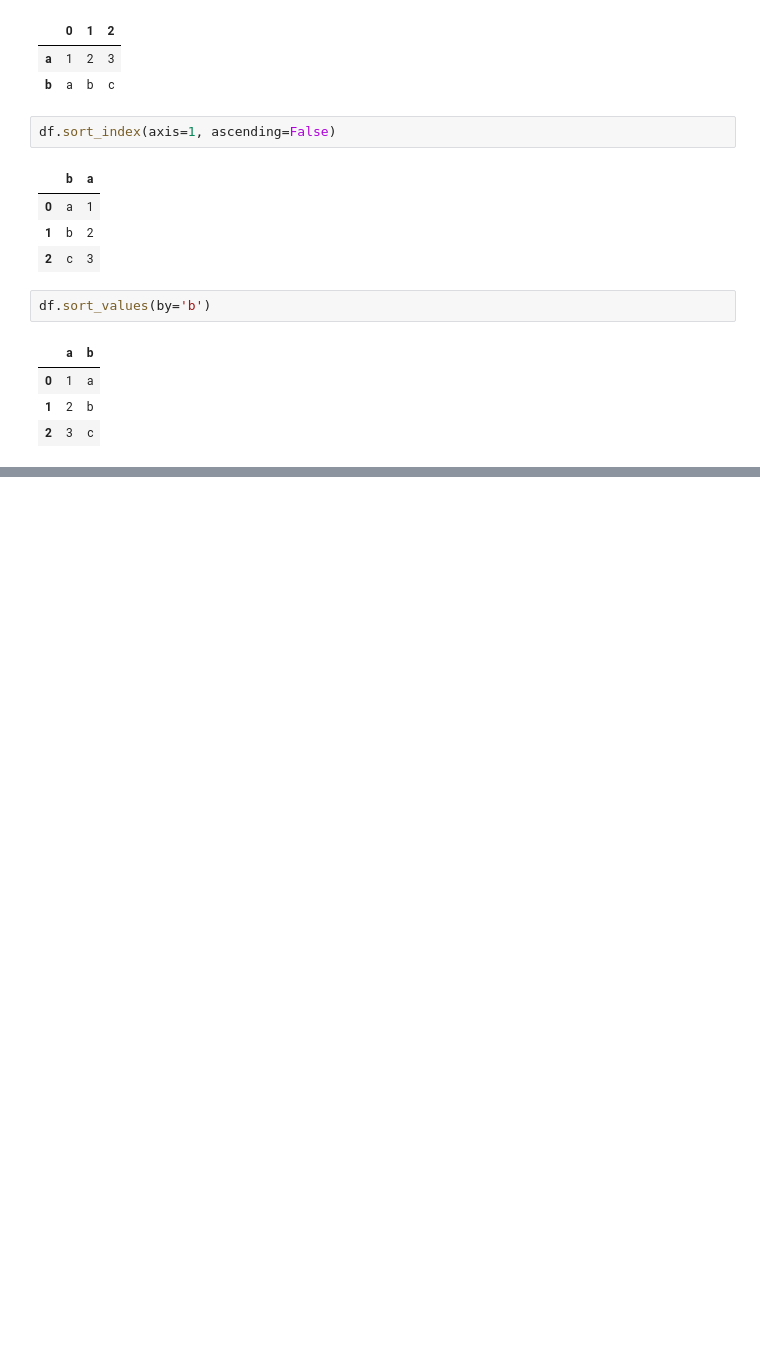
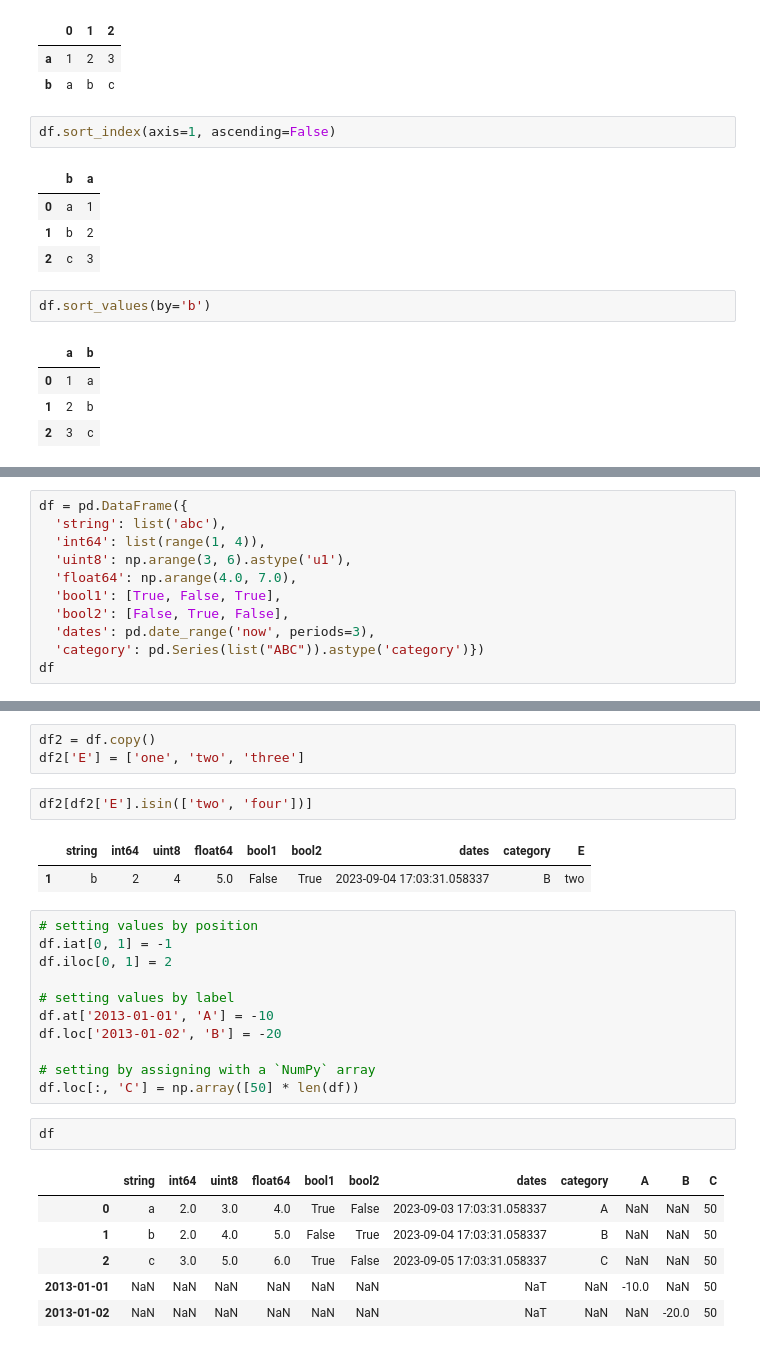
Before and after one commit to Leighson/lighthouse-data-notes-v2, a Jupyter notebook: w02_d2/notes.ipynb, the cells around one changed output, grey strips where cells are left out. Drawn from its saved outputs; the diff is of its cells as text; blank space fills up the shorter version.

Commit message:
Complete refresher on accessing pd values.

```diff
--- a/w02_d2/notes.ipynb
+++ b/w02_d2/notes.ipynb
@@ -421,0 +499,11 @@ df.sort_values(by='b')
+# %%
+df = pd.DataFrame({
+  'string': list('abc'),
+  'int64': list(range(1, 4)),
+  'uint8': np.arange(3, 6).astype('u1'),
+  'float64': np.arange(4.0, 7.0),
+  'bool1': [True, False, True],
+  'bool2': [False, True, False],
+  'dates': pd.date_range('now', periods=3),
+  'category': pd.Series(list("ABC")).astype('category')})
+df
@@ -421,0 +532,28 @@ df.sort_values(by='b')
+# %%
+df2 = df.copy()
+df2['E'] = ['one', 'two', 'three']
+# %%
+df2[df2['E'].isin(['two', 'four'])]
+# %% [output]
+|  | string | int64 | uint8 | float64 | bool1 | bool2 | dates | category | E |
+| 1 | b | 2 | 4 | 5.0 | False | True | 2023-09-04 17:03:31.058337 | B | two |
+# %%
+# setting values by position
+df.iat[0, 1] = -1
+df.iloc[0, 1] = 2
+
+# setting values by label
+df.at['2013-01-01', 'A'] = -10
+df.loc['2013-01-02', 'B'] = -20
+
+# setting by assigning with a `NumPy` array
+df.loc[:, 'C'] = np.array([50] * len(df))
+# %%
+df
+# %% [output]
+|  | string | int64 | uint8 | float64 | bool1 | bool2 | dates | category | A | B | C |
+| 0 | a | 2.0 | 3.0 | 4.0 | True | False | 2023-09-03 17:03:31.058337 | A | NaN | NaN | 50 |
+| 1 | b | 2.0 | 4.0 | 5.0 | False | True | 2023-09-04 17:03:31.058337 | B | NaN | NaN | 50 |
+| 2 | c | 3.0 | 5.0 | 6.0 | True | False | 2023-09-05 17:03:31.058337 | C | NaN | NaN | 50 |
+| 2013-01-01 | NaN | NaN | NaN | NaN | NaN | NaN | NaT | NaN | -10.0 | NaN | 50 |
+| 2013-01-02 | NaN | NaN | NaN | NaN | NaN | NaN | NaT | NaN | NaN | -20.0 | 50 |
```
Also changed, not shown: parts of 17 cells of this notebook.
